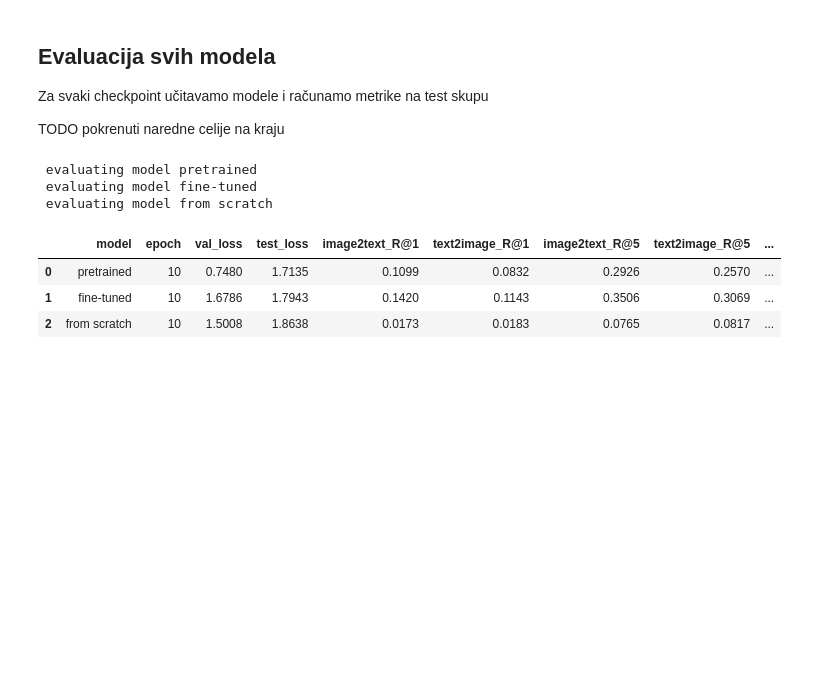
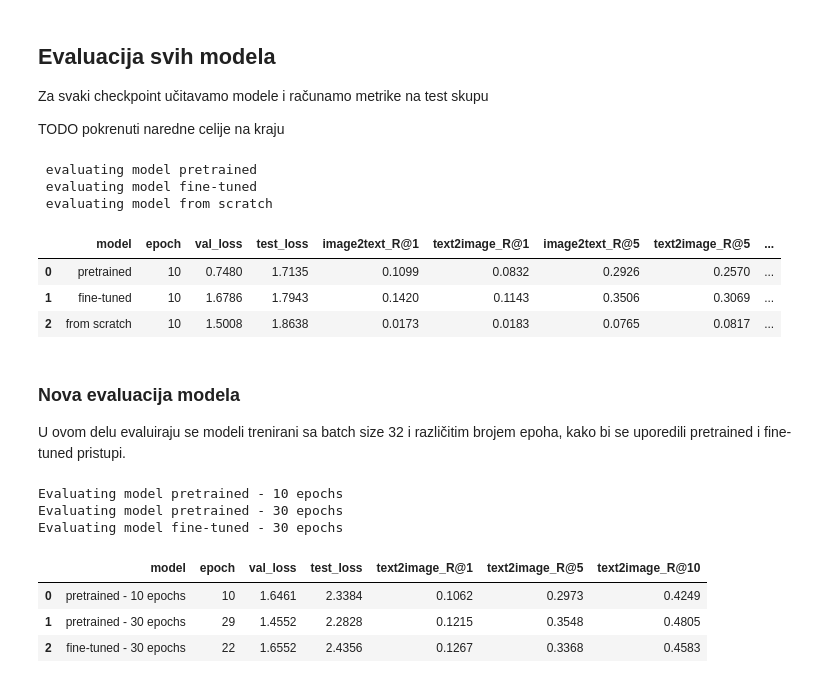
Before and after one commit to amilutinovic/mini-clip, a Jupyter notebook: 05_evaluation.ipynb, the cells around one changed output. Drawn from its saved outputs; the diff is of its cells as text; code cells hidden in the pictures; blank space fills up the shorter version.

```diff
--- a/05_evaluation.ipynb
+++ b/05_evaluation.ipynb
@@ -264,3 +264,50 @@ results_df.round(4)
 | 0 | pretrained | 10 | 0.7480 | 1.7135 | 0.1099 | 0.0832 | 0.2926 | 0.2570 | ... |
 | 1 | fine-tuned | 10 | 1.6786 | 1.7943 | 0.1420 | 0.1143 | 0.3506 | 0.3069 | ... |
 | 2 | from scratch | 10 | 1.5008 | 1.8638 | 0.0173 | 0.0183 | 0.0765 | 0.0817 | ... |
+# %% [markdown]
+### Nova evaluacija modela
+
+U ovom delu evaluiraju se modeli trenirani sa batch size 32
+i različitim brojem epoha, kako bi se uporedili pretrained i fine-tuned pristupi.
+# %%
+NEW_MODEL_CONFIG = [
+    {
+        "enc_class": ResNet18EncoderPretrained,
+        "checkpoint": os.path.join(MODEL_DIR, "pretrained_32b_10e.pt"),
+        "name": "pretrained - 10 epochs"
+    },
+    {
+        "enc_class": ResNet18EncoderPretrained,
+        "checkpoint": os.path.join(MODEL_DIR, "pretrained_32bs_30e.pt"),
+        "name": "pretrained - 30 epochs"
+    },
+    # {
+    #     "enc_class": ResNet18EncoderFineTuned,
+    #     "checkpoint": os.path.join(MODEL_DIR, "fine_tuned_32bs_10e.pt"),
+    #     "name": "fine-tuned - 10 epochs"
+    # },
+    {
+        "enc_class": ResNet18EncoderFineTuned,
+        "checkpoint": os.path.join(MODEL_DIR, "fine_tuned_32bs_30e.pt"),
+        "name": "fine-tuned - 30 epochs"
+    }
+]
+# %%
+new_results = []
+
+for config in NEW_MODEL_CONFIG:
+    print(f"Evaluating model {config['name']}")
+
+    result = evaluate_model(config)
+    new_results.append(result)
+
+new_results_df = pd.DataFrame(new_results)
+new_results_df.round(4)
+# %% [output]
+Evaluating model pretrained - 10 epochs
+Evaluating model pretrained - 30 epochs
+Evaluating model fine-tuned - 30 epochs
+|  | model | epoch | val_loss | test_loss | text2image_R@1 | text2image_R@5 | text2image_R@10 |
+| 0 | pretrained - 10 epochs | 10 | 1.6461 | 2.3384 | 0.1062 | 0.2973 | 0.4249 |
+| 1 | pretrained - 30 epochs | 29 | 1.4552 | 2.2828 | 0.1215 | 0.3548 | 0.4805 |
+| 2 | fine-tuned - 30 epochs | 22 | 1.6552 | 2.4356 | 0.1267 | 0.3368 | 0.4583 |
```
Also changed, not shown: parts of 6 cells of this notebook, 1 other file.
